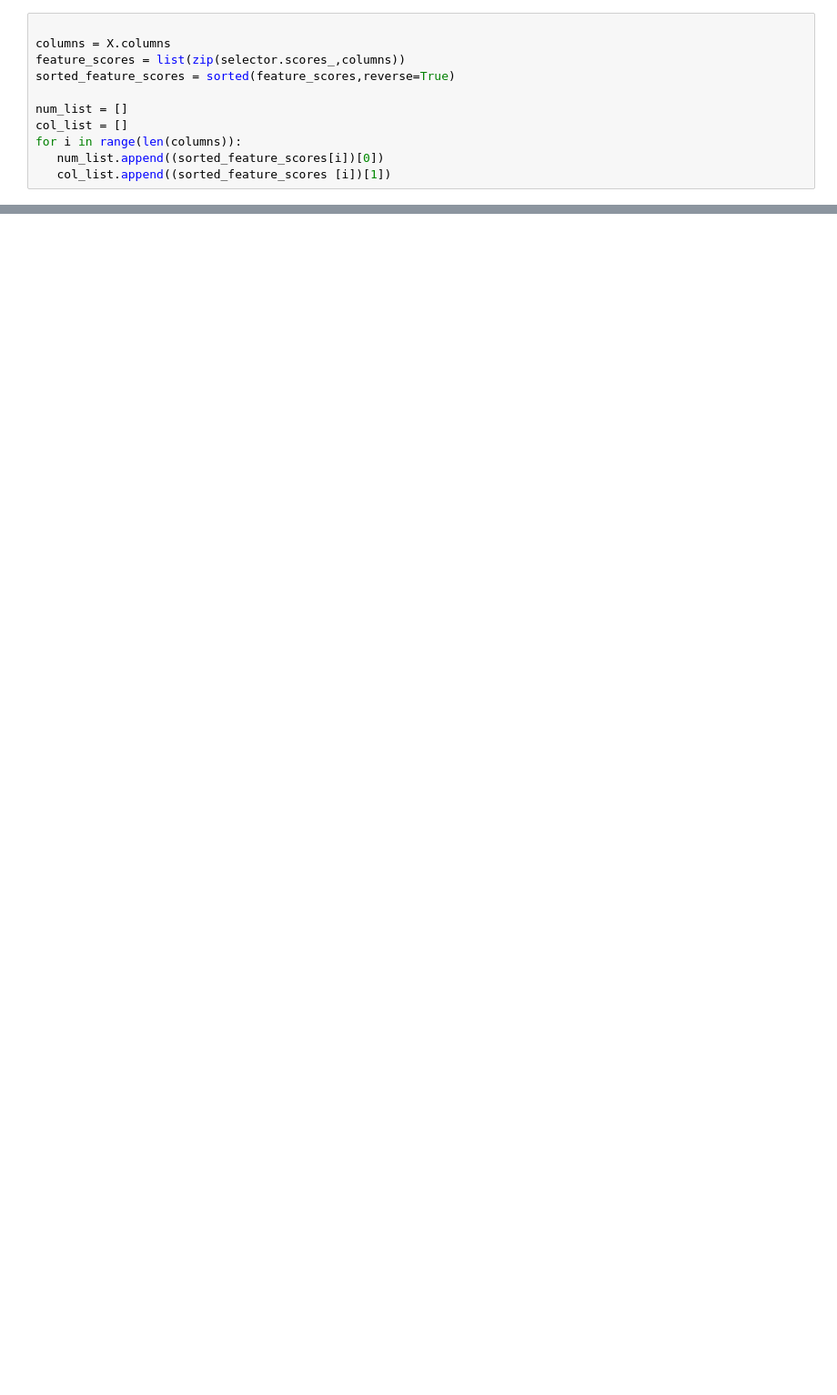
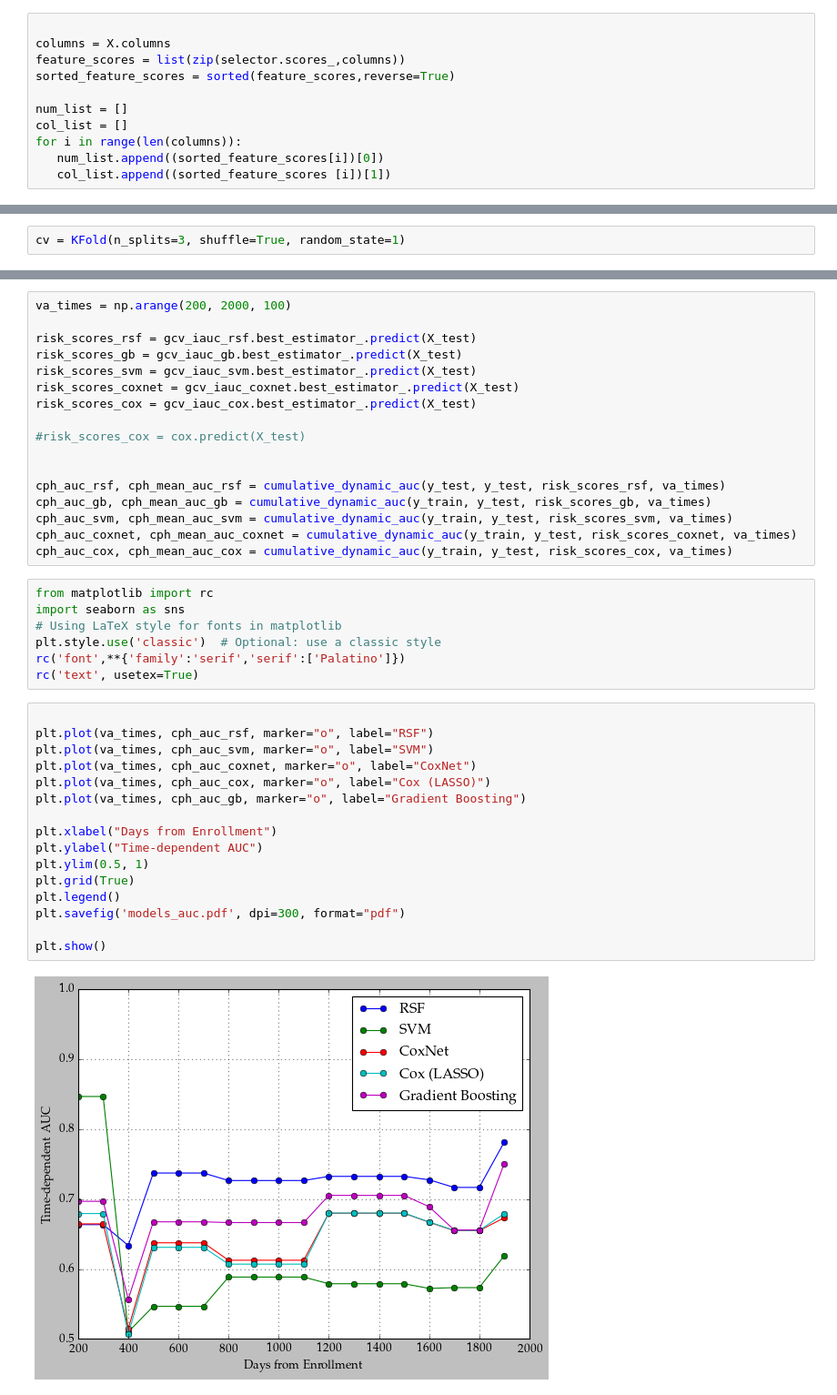
Before and after one commit to V1ncenttt/liver-cancer-survival-analysis, a Jupyter notebook: src/models.ipynb, the cells around one changed output, grey strips where cells are left out. Shown at 91% size. Cells and saved outputs as stored; diff of their text form; blank space fills up the shorter version.

```diff
--- a/src/models.ipynb
+++ b/src/models.ipynb
@@ -178,0 +182,2 @@ sum(fn(1825) for fn in surv_funcs)
+# %%
+cv = KFold(n_splits=3, shuffle=True, random_state=1)
@@ -178,0 +305,42 @@ sum(fn(1825) for fn in surv_funcs)
+# %%
+va_times = np.arange(200, 2000, 100)
+
+risk_scores_rsf = gcv_iauc_rsf.best_estimator_.predict(X_test)
+risk_scores_gb = gcv_iauc_gb.best_estimator_.predict(X_test)
+risk_scores_svm = gcv_iauc_svm.best_estimator_.predict(X_test)
+risk_scores_coxnet = gcv_iauc_coxnet.best_estimator_.predict(X_test)
+risk_scores_cox = gcv_iauc_cox.best_estimator_.predict(X_test)
+
+#risk_scores_cox = cox.predict(X_test)
+
+
+cph_auc_rsf, cph_mean_auc_rsf = cumulative_dynamic_auc(y_test, y_test, risk_scores_rsf, va_times)
+cph_auc_gb, cph_mean_auc_gb = cumulative_dynamic_auc(y_train, y_test, risk_scores_gb, va_times)
+cph_auc_svm, cph_mean_auc_svm = cumulative_dynamic_auc(y_train, y_test, risk_scores_svm, va_times)
+cph_auc_coxnet, cph_mean_auc_coxnet = cumulative_dynamic_auc(y_train, y_test, risk_scores_coxnet, va_times)
+cph_auc_cox, cph_mean_auc_cox = cumulative_dynamic_auc(y_train, y_test, risk_scores_cox, va_times)
+# %%
+from matplotlib import rc
+import seaborn as sns
+# Using LaTeX style for fonts in matplotlib
+plt.style.use('classic')  # Optional: use a classic style
+rc('font',**{'family':'serif','serif':['Palatino']})
+rc('text', usetex=True)
+# %%
+
+plt.plot(va_times, cph_auc_rsf, marker="o", label="RSF")
+plt.plot(va_times, cph_auc_svm, marker="o", label="SVM")
+plt.plot(va_times, cph_auc_coxnet, marker="o", label="CoxNet")
+plt.plot(va_times, cph_auc_cox, marker="o", label="Cox (LASSO)")
+plt.plot(va_times, cph_auc_gb, marker="o", label="Gradient Boosting")
+
+plt.xlabel("Days from Enrollment")
+plt.ylabel("Time-dependent AUC")
+plt.ylim(0.5, 1)
+plt.grid(True)
+plt.legend()
+plt.savefig('models_auc.pdf', dpi=300, format="pdf")
+
+plt.show()
+# %% [output]
+[figure, added]
```
Also changed, not shown: parts of 64 cells of this notebook.
